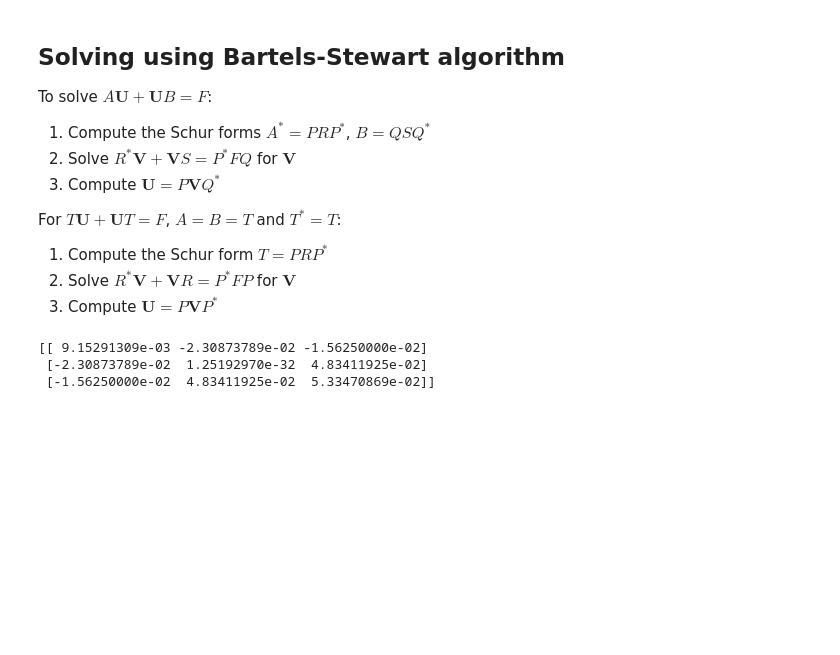
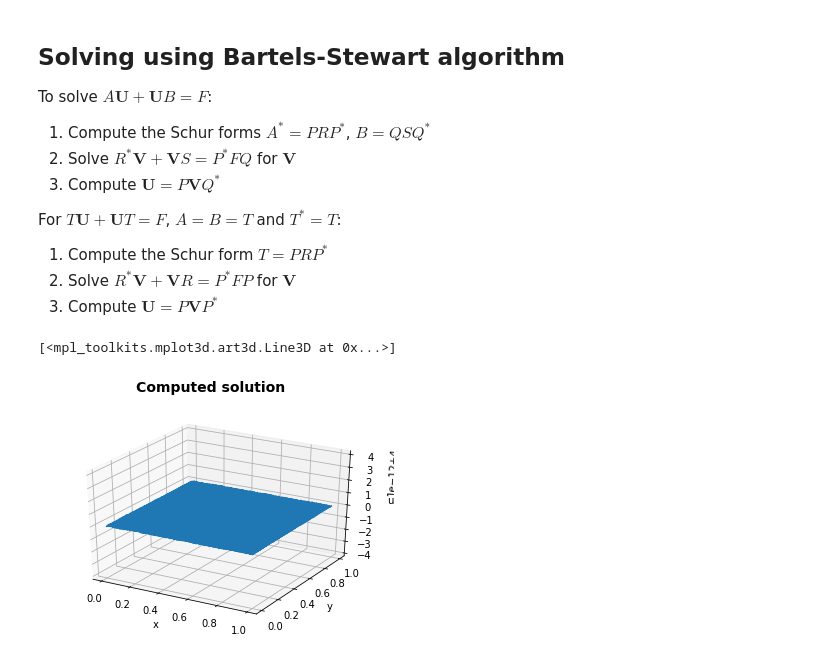
Before and after one commit to mm13ah/matrix-solvers, a Jupyter notebook: Jupyter/Project.ipynb, the cells around one changed output. Cells and saved outputs as stored; diff of their text form; code cells hidden in the pictures; blank space fills up the shorter version.

```diff
--- a/Jupyter/Project.ipynb
+++ b/Jupyter/Project.ipynb
@@ -254,35 +254,68 @@ import matplotlib.pyplot as plt
 from mpl_toolkits import mplot3d
 %matplotlib inline
 
 #Define parameters
-N = 5 #total number of nodes in each direction
+N = 101 #total number of nodes in each direction
 n = N-2 #number of internal nodes in each direction (unknowns)
 h = 1/(N-1) #step size
 
 #Define x and y as arrays between 0 and 1 with n evenly spaced points (internal nodes)
 x = np.linspace(h, 1-h, n)
 y = np.linspace(h, 1-h, n)
 
 #Create internal mesh (excludes boundaries)
 X, Y = np.meshgrid(x, y, indexing='ij')
 
 # Define F
 F = np.empty([n,n])
 for i in range(0, n):
     for j in range(0, n):
         F[i][j] = 4
 
 #Define tridiagonal matrix T
 diagonals = [[-2],[1],[1]]
 T = np.multiply(-1/h**2, diags(diagonals, [0, -1, 1], shape=(n, n)).toarray())
 
 #Compute Schur decomposition
 R, P = schur(T)
 
 #Solve R^*V + VR = P^*FP for V
 V = np.empty([n,n])
-RHS = np.multiply(np.multiply(P.transpose(),F),P)
+RHS = np.matmul(np.matmul(P.transpose(),F),P)
+
+for i in range(0,n):
+    for j in range(0,n):
+
+        sum1 = 0
+        sum2 = 0
+
+        a = 0
+        b = 0
+
+        while a < i:
+            sum1 += R.transpose()[i][a]*V[a][j]
+            a += 1
+
+        while b < j:
+            sum2 += V[i][b]*R[b][j]
+            b += 1
+
+        V[i][j] = (RHS[i][j] - sum1 - sum2)/(R.transpose()[i][i]+R[j][j])
+
+
+U = np.matmul(np.matmul(P,V),P.transpose())
+
+#Plot solution
+plt.figure(0)
+plt.suptitle('Computed solution', fontsize=14, fontweight='bold')
+ax = plt.axes(projection='3d')
+xline = np.reshape(X, -1)
+yline = np.reshape(Y, -1)
+zline = np.reshape(U, -1)
+ax.set_xlabel('x')
+ax.set_ylabel('y')
+ax.set_zlabel('u')
+ax.plot3D(xline, yline, zline)
 # %% [output]
-[[ 9.15291309e-03 -2.30873789e-02 -1.56250000e-02]
- [-2.30873789e-02  1.25192970e-32  4.83411925e-02]
- [-1.56250000e-02  4.83411925e-02  5.33470869e-02]]
+[<mpl_toolkits.mplot3d.art3d.Line3D at 0x...>]
+[figure, added]
```
Also changed, not shown: parts of 1 cell of this notebook.
